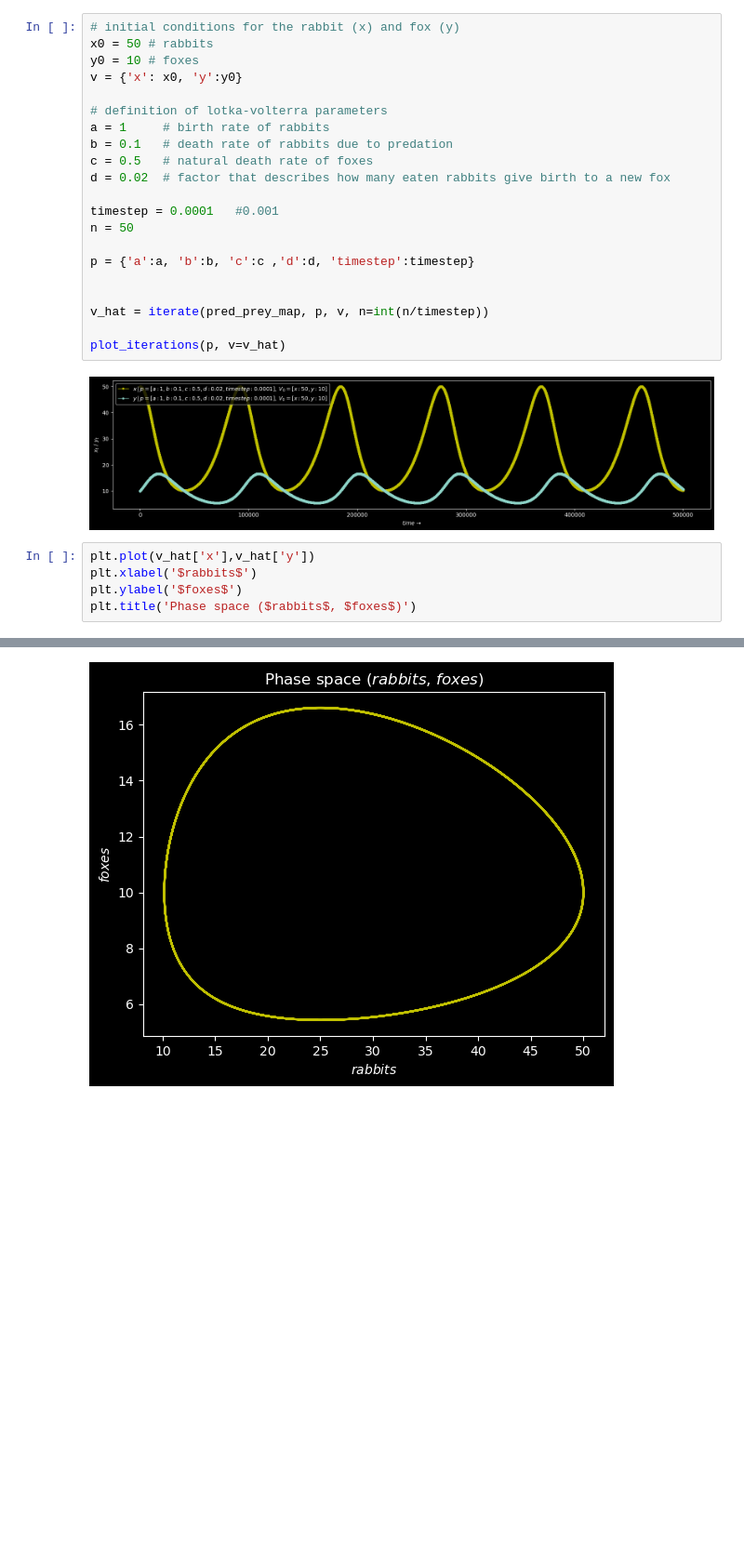
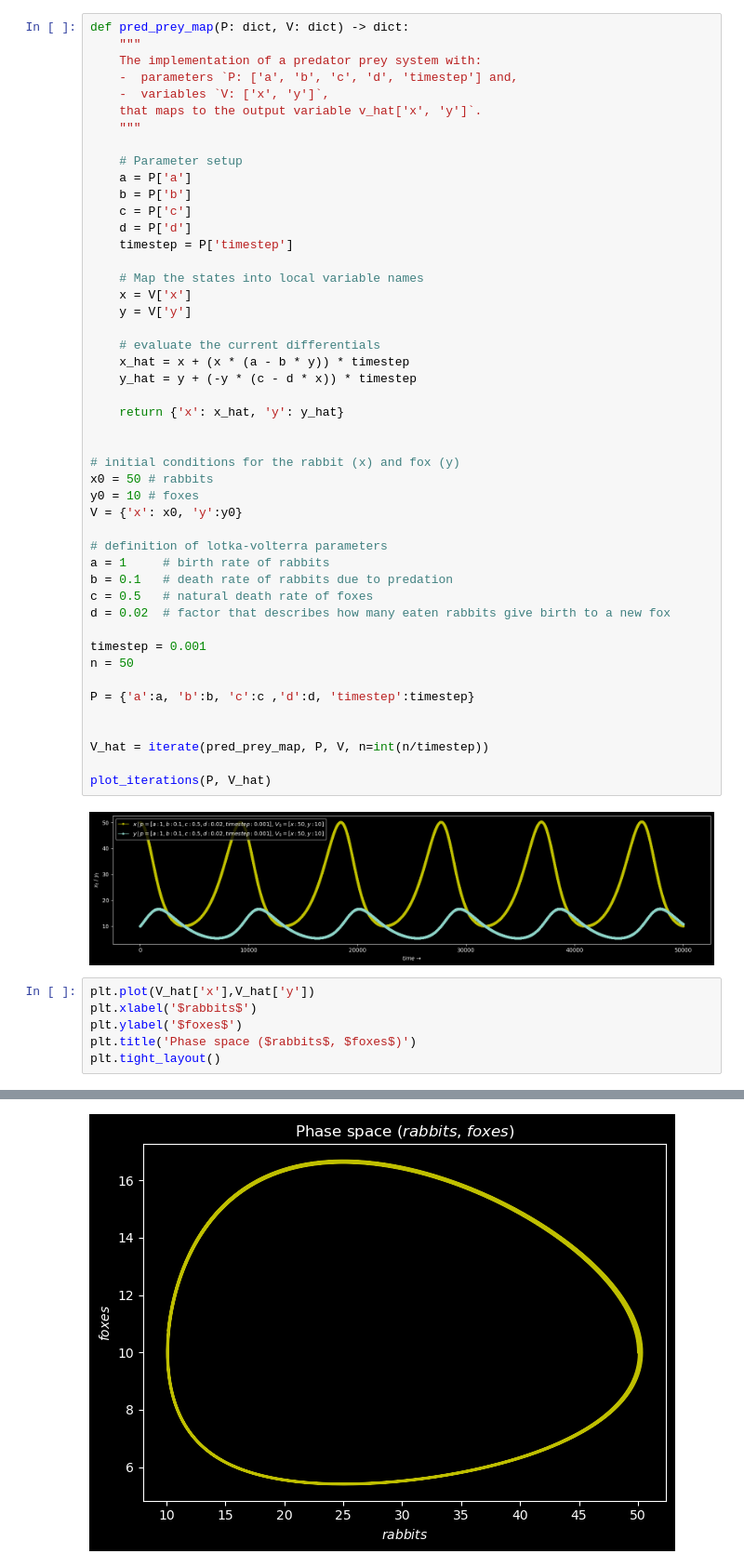
Before and after one commit to bartmarseille/iterative-maps, a Jupyter notebook: map-iterate-plot-framework.ipynb, the cells around one changed output, grey strips where cells are left out. Shown at 93% size. Saved outputs shown, nothing was run; the diff lists cells and outputs as text; blank space fills up the shorter version.

```diff
--- a/map-iterate-plot-framework.ipynb
+++ b/map-iterate-plot-framework.ipynb
@@ -178,10 +162,36 @@ Text(0.5, 1.0, 'Phase space ($x$, $dx$)')
 # %% [markdown]
 ## Predator Prey model
 # %%
+def pred_prey_map(P: dict, V: dict) -> dict:
+    """
+    The implementation of a predator prey system with:
+    -  parameters `P: ['a', 'b', 'c', 'd', 'timestep'] and,
+    -  variables `V: ['x', 'y']`,
+    that maps to the output variable v_hat['x', 'y']`.
+    """
+
+    # Parameter setup
+    a = P['a']
+    b = P['b']
+    c = P['c']
+    d = P['d']
+    timestep = P['timestep']
+
+    # Map the states into local variable names
+    x = V['x']
+    y = V['y']
+
+    # evaluate the current differentials
+    x_hat = x + (x * (a - b * y)) * timestep
+    y_hat = y + (-y * (c - d * x)) * timestep
+
+    return {'x': x_hat, 'y': y_hat}
+
+
 # initial conditions for the rabbit (x) and fox (y)
 x0 = 50 # rabbits
 y0 = 10 # foxes
-v = {'x': x0, 'y':y0}
+V = {'x': x0, 'y':y0}
 
 # definition of lotka-volterra parameters
 a = 1     # birth rate of rabbits
@@ -189,20 +199,21 @@ b = 0.1   # death rate of rabbits due to predation
 c = 0.5   # natural death rate of foxes
 d = 0.02  # factor that describes how many eaten rabbits give birth to a new fox
 
-timestep = 0.0001   #0.001
+timestep = 0.001
 n = 50
 
-p = {'a':a, 'b':b, 'c':c ,'d':d, 'timestep':timestep}
+P = {'a':a, 'b':b, 'c':c ,'d':d, 'timestep':timestep}
 
 
-v_hat = iterate(pred_prey_map, p, v, n=int(n/timestep))
+V_hat = iterate(pred_prey_map, P, V, n=int(n/timestep))
 
-plot_iterations(p, v=v_hat)
+plot_iterations(P, V_hat)
 # %% [output]
 [figure]
 # %%
-plt.plot(v_hat['x'],v_hat['y'])
+plt.plot(V_hat['x'],V_hat['y'])
 plt.xlabel('$rabbits$')
 plt.ylabel('$foxes$')
 plt.title('Phase space ($rabbits$, $foxes$)')
+plt.tight_layout()
 # %% [output]
@@ -210 +220 @@ Text(0.5, 1.0, 'Phase space ($rabbits$, $foxes$)')
-[figure, old version]
+[figure, new version]
```
Also changed, not shown: parts of 9 cells of this notebook.
